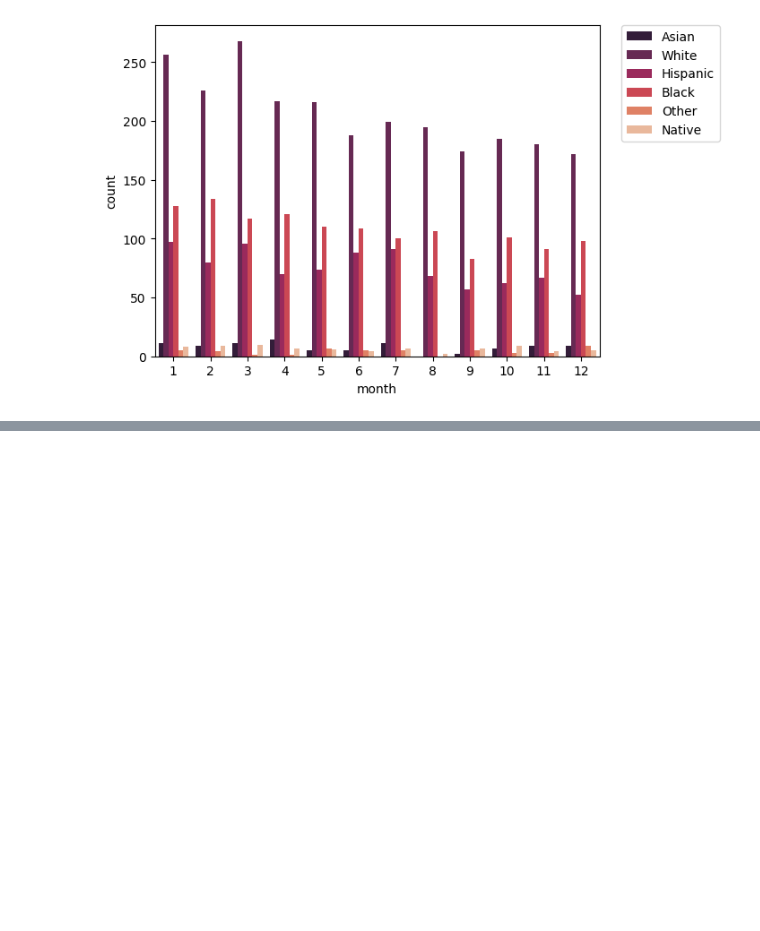
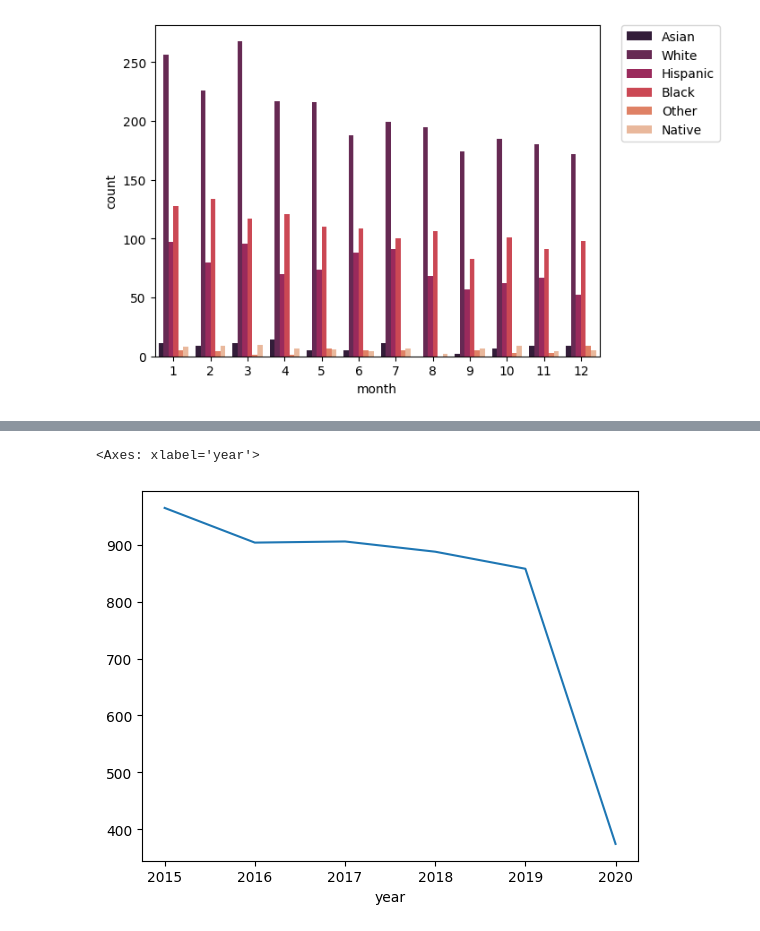
Before and after one commit to KRATOSru/data-scien-basic, a Jupyter notebook: finalproject/UsShotingProject.ipynb, the cells around one changed output, grey strips where cells are left out. Drawn from its saved outputs; the diff is of its cells as text; code cells hidden in the pictures; blank space fills up the shorter version.

```diff
--- a/finalproject/UsShotingProject.ipynb
+++ b/finalproject/UsShotingProject.ipynb
@@ -129,0 +142,3 @@ plt.legend(bbox_to_anchor=(1.05, 1), loc=2, borderaxespad=0)
+# %%
+by_year = shootings.groupby('year').count()
+by_year.head()
@@ -129,0 +153,5 @@ plt.legend(bbox_to_anchor=(1.05, 1), loc=2, borderaxespad=0)
+# %%
+by_year['age'].plot()
+# %% [output]
+<Axes: xlabel='year'>
+[figure, added]
```
Also changed, not shown: parts of 11 cells of this notebook.
